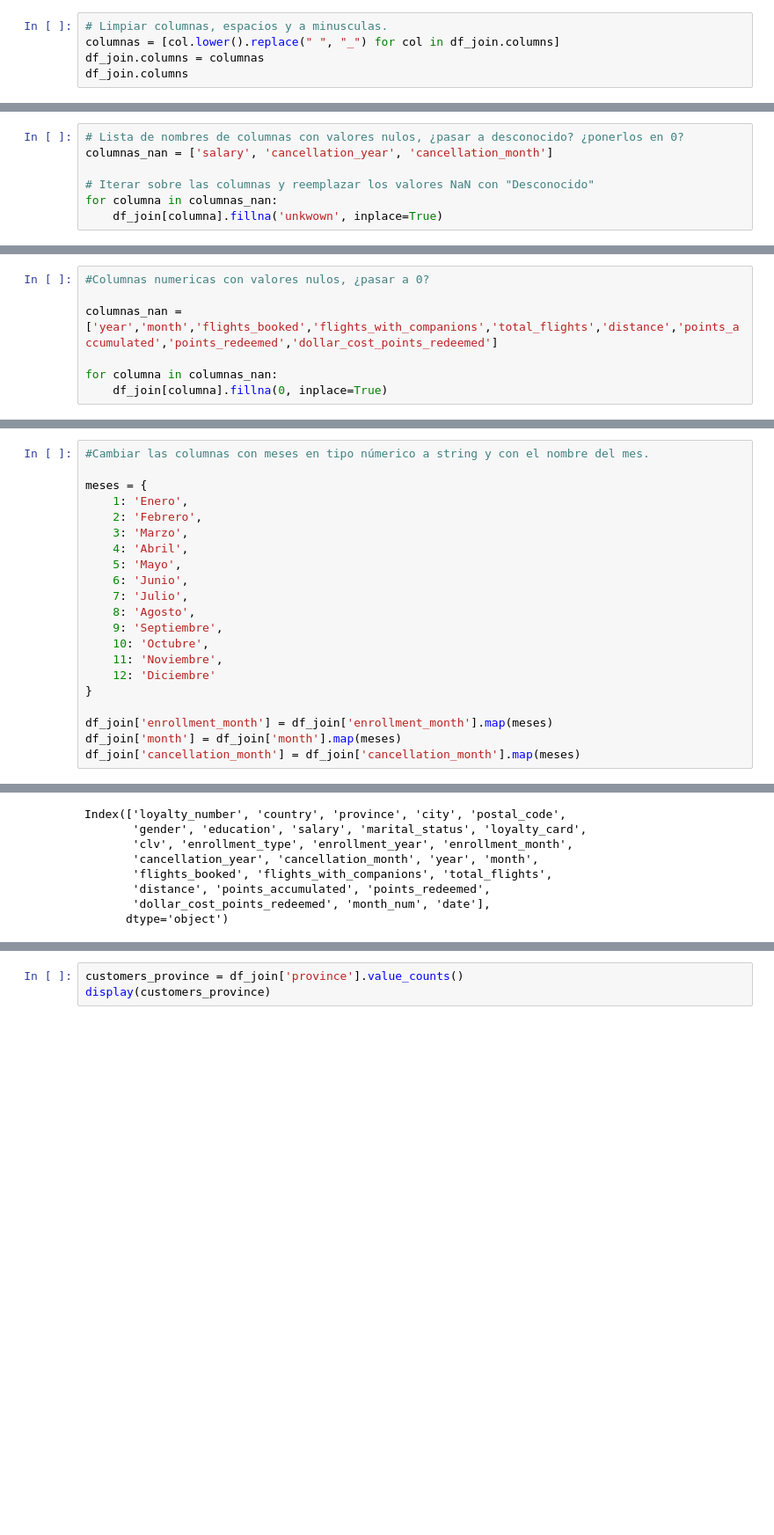
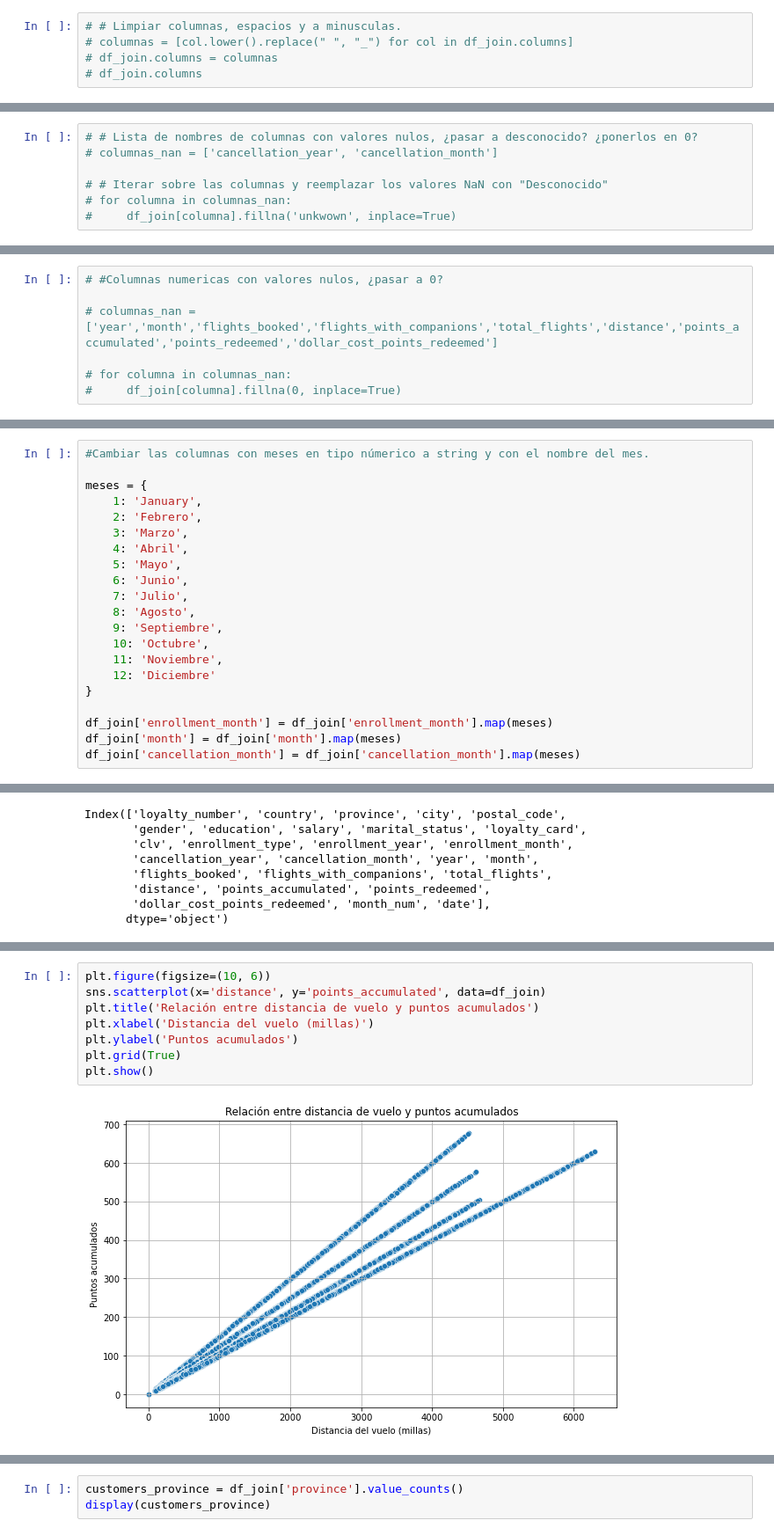
Before and after one commit to Adalab/bda-modulo-3-evaluacion-final-JohannaRL, a Jupyter notebook: final.ipynb, the cells around one changed output, grey strips where cells are left out. Shown: that part at 88% size. Cells and saved outputs as stored; diff of their text form; blank space fills up the shorter version.

```diff
--- a/final.ipynb
+++ b/final.ipynb
@@ -318,8 +388,8 @@ df_join.head(1)
 # %%
-# Limpiar columnas, espacios y a minusculas.
-columnas = [col.lower().replace(" ", "_") for col in df_join.columns]
-df_join.columns = columnas
-df_join.columns
+# # Limpiar columnas, espacios y a minusculas.
+# columnas = [col.lower().replace(" ", "_") for col in df_join.columns]
+# df_join.columns = columnas
+# df_join.columns
 # %% [output]
 Index(['loyalty_number', 'country', 'province', 'city', 'postal_code',
        'gender', 'education', 'salary', 'marital_status', 'loyalty_card',
@@ -375,12 +445,12 @@ array([ 83236.,     nan, 103495., ...,  76178.,  91970., -57297.])
 mask_negativos = df_join['salary'] < 0
 df_join.loc[mask_negativos, 'salary'] = np.nan
 # %%
-# Lista de nombres de columnas con valores nulos, ¿pasar a desconocido? ¿ponerlos en 0?
-columnas_nan = ['salary', 'cancellation_year', 'cancellation_month']
+# # Lista de nombres de columnas con valores nulos, ¿pasar a desconocido? ¿ponerlos en 0?
+# columnas_nan = ['cancellation_year', 'cancellation_month']
 
-# Iterar sobre las columnas y reemplazar los valores NaN con "Desconocido"
-for columna in columnas_nan:
-    df_join[columna].fillna('unkwown', inplace=True)
+# # Iterar sobre las columnas y reemplazar los valores NaN con "Desconocido"
+# for columna in columnas_nan:
+#     df_join[columna].fillna('unkwown', inplace=True)
 # %%
 df_join.isnull().sum()
 # %% [output]
@@ -402,10 +472,10 @@ points_redeemed                0
 dollar_cost_points_redeemed    0
 dtype: int64
 # %%
-#Columnas numericas con valores nulos, ¿pasar a 0?
+# #Columnas numericas con valores nulos, ¿pasar a 0?
 
-columnas_nan = ['year','month','flights_booked','flights_with_companions','total_flights','distance','points_accumulated','points_redeemed','dollar_cost_points_redeemed']
+# columnas_nan = ['year','month','flights_booked','flights_with_companions','total_flights','distance','points_accumulated','points_redeemed','dollar_cost_points_redeemed']
 
-for columna in columnas_nan:
-    df_join[columna].fillna(0, inplace=True)
+# for columna in columnas_nan:
+#     df_join[columna].fillna(0, inplace=True)
 # %%
@@ -444,7 +514,7 @@ df_join.sample(10)
 #Cambiar las columnas con meses en tipo númerico a string y con el nombre del mes.
 
 meses = {
-    1: 'Enero',
+    1: 'January',
     2: 'Febrero',
     3: 'Marzo',
     4: 'Abril',
@@ -556,3 +591,13 @@ Index(['loyalty_number', 'country', 'province', 'city', 'postal_code',
+# %%
+plt.figure(figsize=(10, 6))
+sns.scatterplot(x='distance', y='points_accumulated', data=df_join)
+plt.title('Relación entre distancia de vuelo y puntos acumulados')
+plt.xlabel('Distancia del vuelo (millas)')
+plt.ylabel('Puntos acumulados')
+plt.grid(True)
+plt.show()
+# %% [output]
+[figure, added]
 # %%
 # 3. ¿Cuál es la distribución de los clientes por provincia o estado? province
 
```
Also changed, not shown: parts of 35 cells of this notebook.
